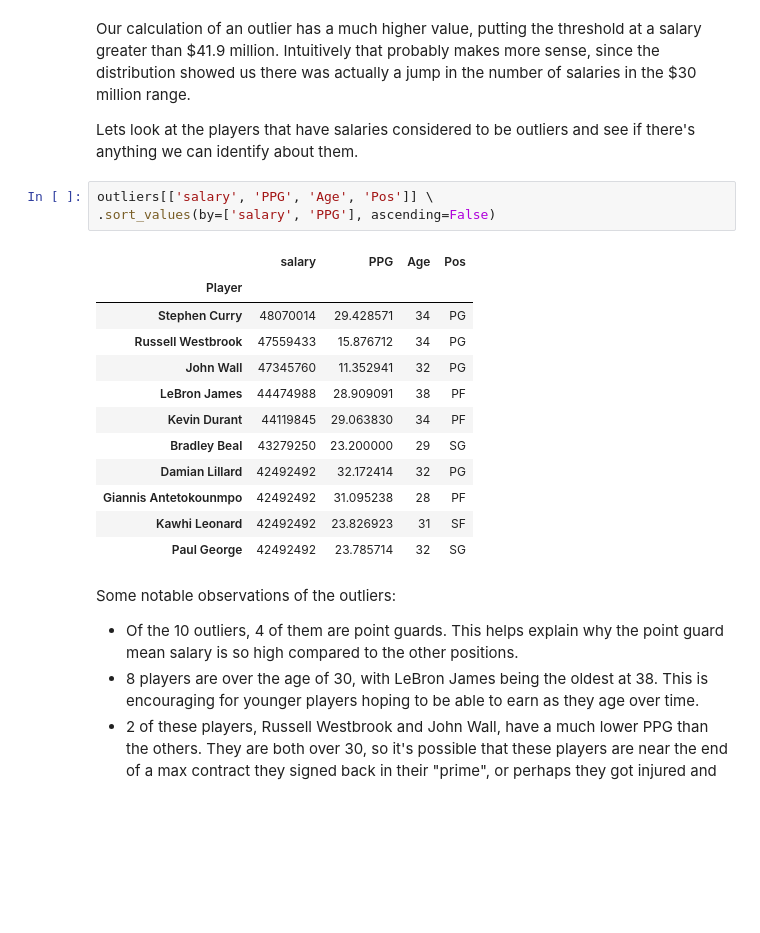
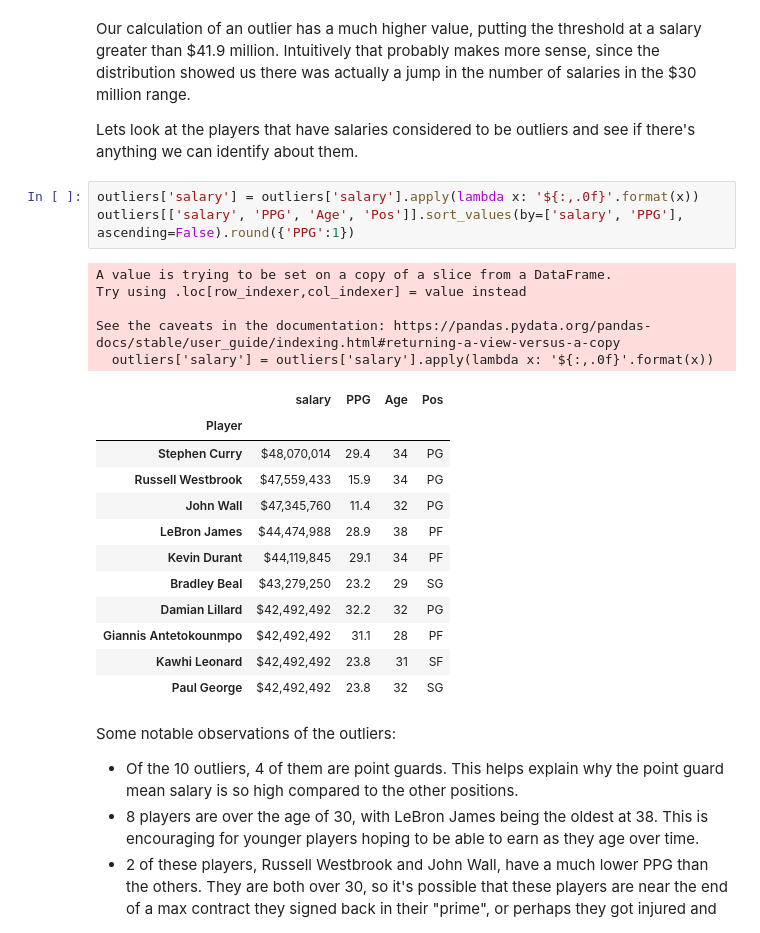
Before and after one commit to Harg-Ryan/NBA-Salary-Exploratory-Analysis-2022_23-Season, a Jupyter notebook: notebooks/NBASalaryAnalysisReport.ipynb, the cells around one changed output. Drawn from its saved outputs; the diff is of its cells as text; blank space fills up the shorter version.

```diff
--- a/notebooks/NBASalaryAnalysisReport.ipynb
+++ b/notebooks/NBASalaryAnalysisReport.ipynb
@@ -354,21 +353,26 @@ Our calculation of an outlier has a much higher value, putting the threshold at
 
 Lets look at the players that have salaries considered to be outliers and see if there's anything we can identify about them.
 # %%
-outliers[['salary', 'PPG', 'Age', 'Pos']] \
-.sort_values(by=['salary', 'PPG'], ascending=False)
+outliers['salary'] = outliers['salary'].apply(lambda x: '${:,.0f}'.format(x))
+outliers[['salary', 'PPG', 'Age', 'Pos']].sort_values(by=['salary', 'PPG'], ascending=False).round({'PPG':1})
 # %% [output]
+A value is trying to be set on a copy of a slice from a DataFrame.
+Try using .loc[row_indexer,col_indexer] = value instead
+
+See the caveats in the documentation: https://pandas.pydata.org/pandas-docs/stable/user_guide/indexing.html#returning-a-view-versus-a-copy
+  outliers['salary'] = outliers['salary'].apply(lambda x: '${:,.0f}'.format(x))
 |  | salary | PPG | Age | Pos |
 | Player |  |  |  |  |
-| Stephen Curry | 48070014 | 29.428571 | 34 | PG |
-| Russell Westbrook | 47559433 | 15.876712 | 34 | PG |
-| John Wall | 47345760 | 11.352941 | 32 | PG |
-| LeBron James | 44474988 | 28.909091 | 38 | PF |
-| Kevin Durant | 44119845 | 29.063830 | 34 | PF |
-| Bradley Beal | 43279250 | 23.200000 | 29 | SG |
-| Damian Lillard | 42492492 | 32.172414 | 32 | PG |
-| Giannis Antetokounmpo | 42492492 | 31.095238 | 28 | PF |
-| Kawhi Leonard | 42492492 | 23.826923 | 31 | SF |
-| Paul George | 42492492 | 23.785714 | 32 | SG |
+| Stephen Curry | $48,070,014 | 29.4 | 34 | PG |
+| Russell Westbrook | $47,559,433 | 15.9 | 34 | PG |
+| John Wall | $47,345,760 | 11.4 | 32 | PG |
+| LeBron James | $44,474,988 | 28.9 | 38 | PF |
+| Kevin Durant | $44,119,845 | 29.1 | 34 | PF |
+| Bradley Beal | $43,279,250 | 23.2 | 29 | SG |
+| Damian Lillard | $42,492,492 | 32.2 | 32 | PG |
+| Giannis Antetokounmpo | $42,492,492 | 31.1 | 28 | PF |
+| Kawhi Leonard | $42,492,492 | 23.8 | 31 | SF |
+| Paul George | $42,492,492 | 23.8 | 32 | SG |
 # %% [markdown]
 Some notable observations of the outliers:
 - Of the 10 outliers, 4 of them are point guards. This helps explain why the point guard mean salary is so high compared to the other positions.
```
Also changed, not shown: parts of 1 cell of this notebook.
